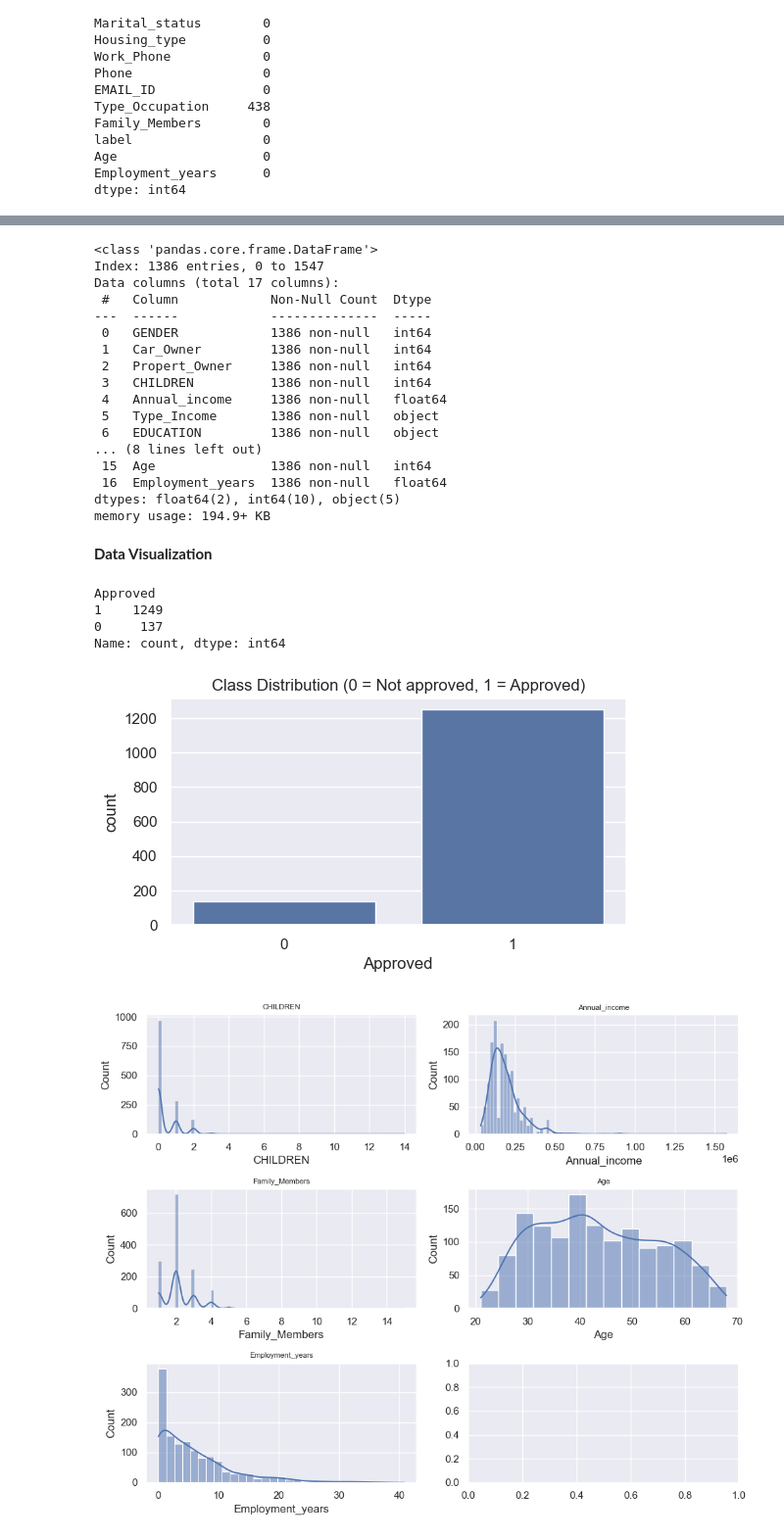
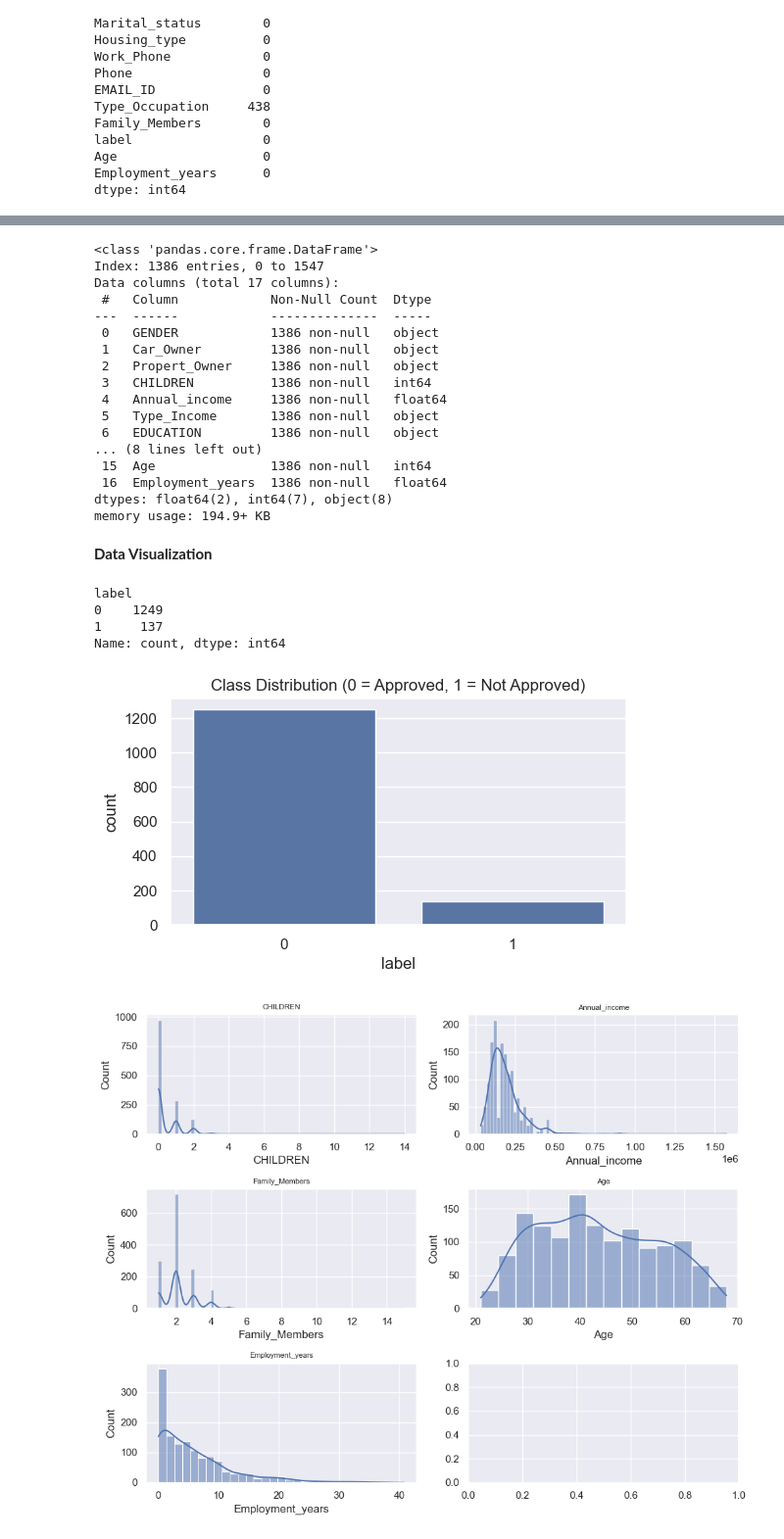
Before and after one commit to Abhishek98negi/Credit-Card-Approval-Prediction, a Jupyter notebook: notebook_files/creditcard_approval_prediction.ipynb, the cells around one changed output, grey strips where cells are left out. Shown at 98% size. Cells and saved outputs as stored; diff of their text form; code cells hidden in the pictures.

```diff
--- a/notebook_files/creditcard_approval_prediction.ipynb
+++ b/notebook_files/creditcard_approval_prediction.ipynb
@@ -344,12 +344,3 @@ df.head()
 # %%
 # fill the missing values in GENDER Col with the mode
 df['GENDER'] = df['GENDER'].fillna(df['GENDER'].mode()[0])
-# %%
-# encode categorical column
-# Map Male to 1 and Female to 0
-df["GENDER"] = df["GENDER"].map({"M": 1, "F": 0})
-
-# Map Y to 1 and N to 0
-df["Car_Owner"] = df["Car_Owner"].map({"Y": 1, "N": 0})
-df["Propert_Owner"] = df["Propert_Owner"].map({"Y": 1, "N": 0})
-df.head()
@@ -407,10 +391,6 @@ Age                   0
 Employment_years      0
 dtype: int64
 # %%
-# Rename column 'label' to 'Approved'
-df = df.rename(columns={"label": "Approved"})
-df['Approved'] = 1 - df['Approved']
-
 # fill missing values in Type_Occupation
 df['Type_Occupation'] = df['Type_Occupation'].fillna('Unknown')
 # %%
@@ -430,9 +410,9 @@ Index: 1386 entries, 0 to 1547
 Data columns (total 17 columns):
  #   Column            Non-Null Count  Dtype
 ---  ------            --------------  -----
- 0   GENDER            1386 non-null   int64
- 1   Car_Owner         1386 non-null   int64
- 2   Propert_Owner     1386 non-null   int64
+ 0   GENDER            1386 non-null   object
+ 1   Car_Owner         1386 non-null   object
+ 2   Propert_Owner     1386 non-null   object
  3   CHILDREN          1386 non-null   int64
  4   Annual_income     1386 non-null   float64
  5   Type_Income       1386 non-null   object
@@ -440,24 +420,24 @@ Data columns (total 17 columns):
 ... (8 lines left out)
  15  Age               1386 non-null   int64
  16  Employment_years  1386 non-null   float64
-dtypes: float64(2), int64(10), object(5)
+dtypes: float64(2), int64(7), object(8)
 memory usage: 194.9+ KB
 # %% [markdown]
 **Data Visualization**
 # %%
-df["Approved"].value_counts()
+df["label"].value_counts()
 # %% [output]
-Approved
-1    1249
-0     137
+label
+0    1249
+1     137
 Name: count, dtype: int64
 # %%
 plt.figure(figsize=(6,3))
-sns.countplot(x="Approved", data=df)
-plt.title("Class Distribution (0 = Not approved, 1 = Approved)")
+sns.countplot(x="label", data=df)
+plt.title("Class Distribution (0 = Approved, 1 = Not Approved)")
 plt.show()
 # %% [output]
-[figure, old version]
+[figure, new version]
 # %%
 numerical_cols = ["CHILDREN","Annual_income","Family_Members","Age","Employment_years"]
 
```
Also changed, not shown: parts of 28 cells of this notebook.
